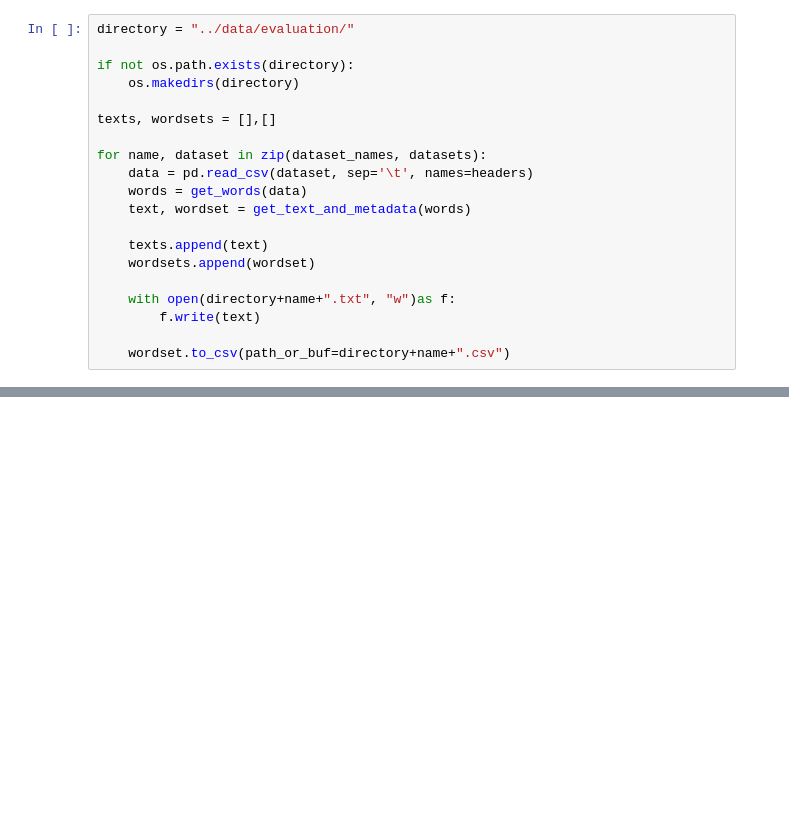
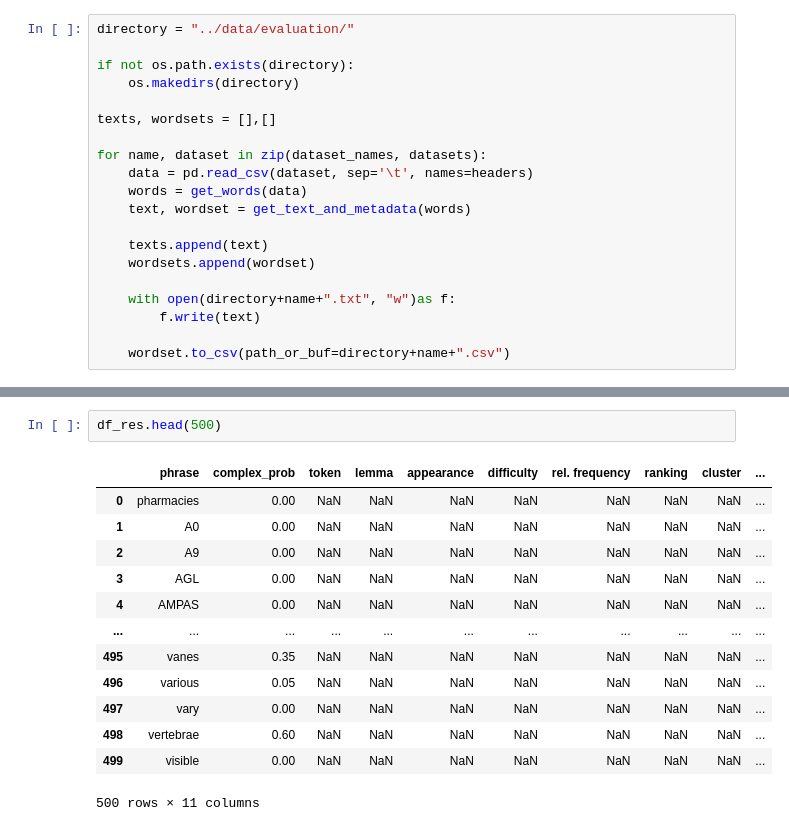
Before and after one commit to OshFrosch/Vocabulary-Predictor, a Jupyter notebook: src/notebooks/create_evaluation_reference.ipynb, the cells around one changed output, grey strips where cells are left out. Saved outputs shown, nothing was run; the diff lists cells and outputs as text; blank space fills up the shorter version.

```diff
--- a/src/notebooks/create_evaluation_reference.ipynb
+++ b/src/notebooks/create_evaluation_reference.ipynb
@@ -158,0 +165,16 @@ df_res.sort_values(by='complex_prob', axis=0, ascending=False, na_position="last
+# %%
+df_res.head(500)
+# %% [output]
+|  | phrase | complex_prob | token | lemma | appearance | difficulty | rel. frequency | ranking | cluster | ... |
+| 0 | pharmacies | 0.00 | NaN | NaN | NaN | NaN | NaN | NaN | NaN | ... |
+| 1 | A0 | 0.00 | NaN | NaN | NaN | NaN | NaN | NaN | NaN | ... |
+| 2 | A9 | 0.00 | NaN | NaN | NaN | NaN | NaN | NaN | NaN | ... |
+| 3 | AGL | 0.00 | NaN | NaN | NaN | NaN | NaN | NaN | NaN | ... |
+| 4 | AMPAS | 0.00 | NaN | NaN | NaN | NaN | NaN | NaN | NaN | ... |
+| ... | ... | ... | ... | ... | ... | ... | ... | ... | ... | ... |
+| 495 | vanes | 0.35 | NaN | NaN | NaN | NaN | NaN | NaN | NaN | ... |
+| 496 | various | 0.05 | NaN | NaN | NaN | NaN | NaN | NaN | NaN | ... |
+| 497 | vary | 0.00 | NaN | NaN | NaN | NaN | NaN | NaN | NaN | ... |
+| 498 | vertebrae | 0.60 | NaN | NaN | NaN | NaN | NaN | NaN | NaN | ... |
+| 499 | visible | 0.00 | NaN | NaN | NaN | NaN | NaN | NaN | NaN | ... |
+500 rows × 11 columns
```
Also changed, not shown: parts of 9 cells of this notebook, 7 other files.
